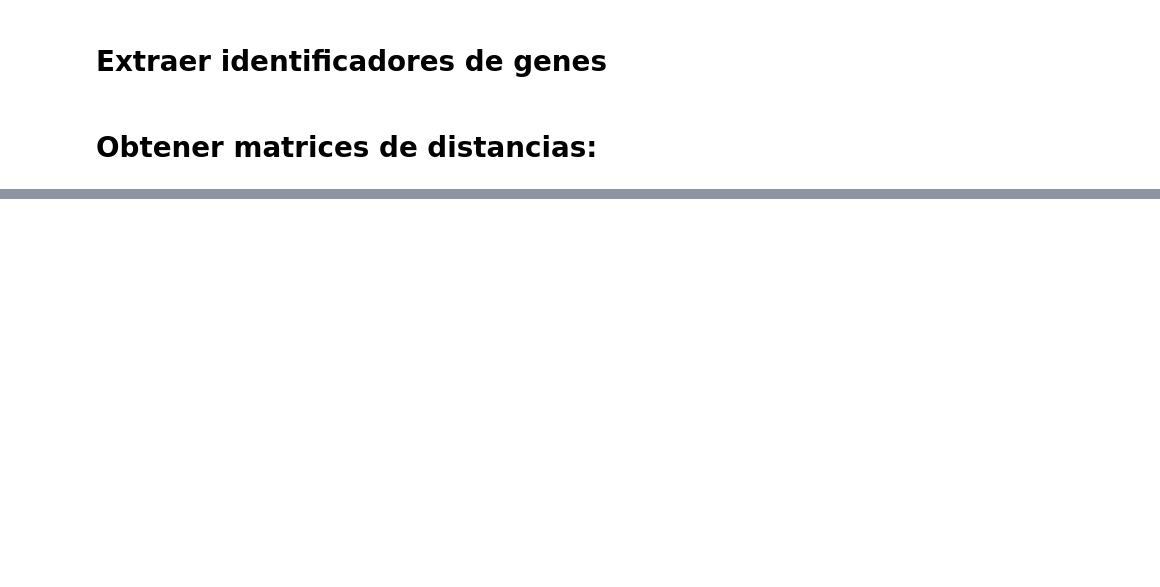
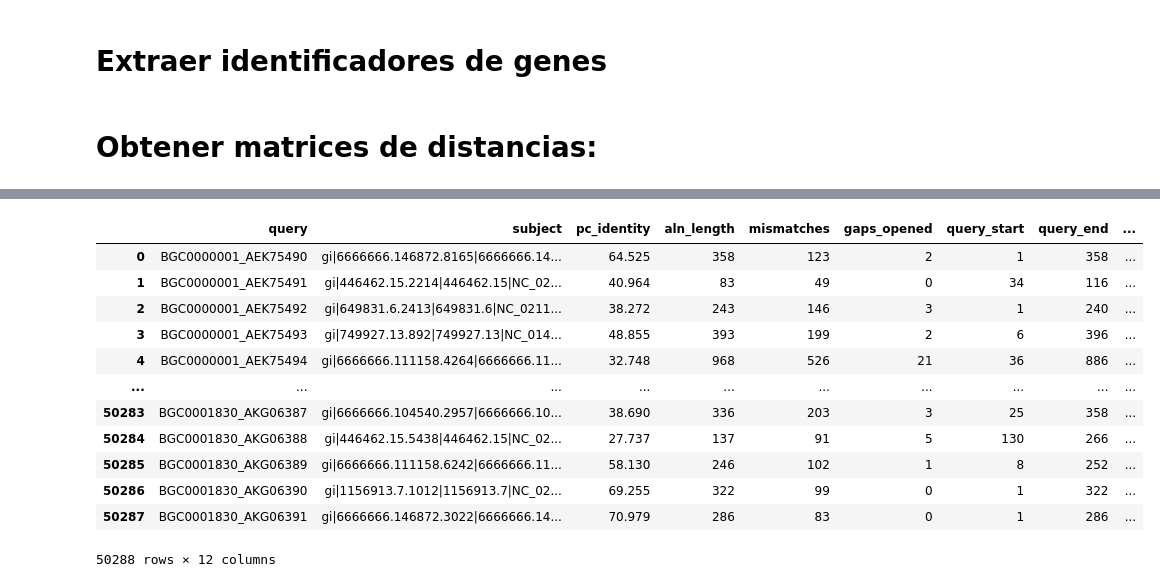
Before and after one commit to CsarMijangos/CsarPos, a Jupyter notebook: Jupyter_notebooks/Obtener_Exp_Fam.ipynb, the cells around one changed output, grey strips where cells are left out. Saved outputs shown, nothing was run; the diff lists cells and outputs as text; code cells hidden in the pictures; blank space fills up the shorter version.

Commit message:
se Agregó un nuevo notebook (Versión 2) así como el blast NPvsLos17.blast

```diff
--- a/Jupyter_notebooks/Obtener_Exp_Fam.ipynb
+++ b/Jupyter_notebooks/Obtener_Exp_Fam.ipynb
@@ -41,8 +41,8 @@ df3_2 = pd.read_csv("/home/csar/Proyectos/Posdoc/Proyecto_pos/CsarPos/blast_ExpF
            'query_start', 'query_end', 'subject_start', 'subject_end',
            'e_value', 'bitscore'], engine = 'python')
 ##Dataframe conel blast: MIBig vs GenomeDB:
-#df4 = pd.read_csv("/home/csar/Proyectos/Posdoc/Proyecto_pos/CsarPos/blast_NP_vs_GenomeDB/NPvsGenomes.blast",sep = "\t", names = ['query', 'subject',
-#           'pc_identity', 'aln_length', 'mismatches', 'gaps_opened',
-#           'query_start', 'query_end', 'subject_start', 'subject_end',
-#           'e_value', 'bitscore'], engine = 'python')
+df4 = pd.read_csv("/home/csar/Proyectos/Posdoc/Proyecto_pos/CsarPos/blast_NP_vs_GenomeDB/NPvsLos17.blast",sep = "\t", names = ['query', 'subject',
+           'pc_identity', 'aln_length', 'mismatches', 'gaps_opened',
+           'query_start', 'query_end', 'subject_start', 'subject_end',
+           'e_value', 'bitscore'], engine = 'python')
 # %%
@@ -303,0 +400,16 @@ df3_1["subject"].value_counts()
+# %%
+df4
+# %% [output]
+|  | query | subject | pc_identity | aln_length | mismatches | gaps_opened | query_start | query_end | ... |
+| 0 | BGC0000001_AEK75490 | gi|6666666.146872.8165|6666666.14... | 64.525 | 358 | 123 | 2 | 1 | 358 | ... |
+| 1 | BGC0000001_AEK75491 | gi|446462.15.2214|446462.15|NC_02... | 40.964 | 83 | 49 | 0 | 34 | 116 | ... |
+| 2 | BGC0000001_AEK75492 | gi|649831.6.2413|649831.6|NC_0211... | 38.272 | 243 | 146 | 3 | 1 | 240 | ... |
+| 3 | BGC0000001_AEK75493 | gi|749927.13.892|749927.13|NC_014... | 48.855 | 393 | 199 | 2 | 6 | 396 | ... |
+| 4 | BGC0000001_AEK75494 | gi|6666666.111158.4264|6666666.11... | 32.748 | 968 | 526 | 21 | 36 | 886 | ... |
+| ... | ... | ... | ... | ... | ... | ... | ... | ... | ... |
+| 50283 | BGC0001830_AKG06387 | gi|6666666.104540.2957|6666666.10... | 38.690 | 336 | 203 | 3 | 25 | 358 | ... |
+| 50284 | BGC0001830_AKG06388 | gi|446462.15.5438|446462.15|NC_02... | 27.737 | 137 | 91 | 5 | 130 | 266 | ... |
+| 50285 | BGC0001830_AKG06389 | gi|6666666.111158.6242|6666666.11... | 58.130 | 246 | 102 | 1 | 8 | 252 | ... |
+| 50286 | BGC0001830_AKG06390 | gi|1156913.7.1012|1156913.7|NC_02... | 69.255 | 322 | 99 | 0 | 1 | 322 | ... |
+| 50287 | BGC0001830_AKG06391 | gi|6666666.146872.3022|6666666.14... | 70.979 | 286 | 83 | 0 | 1 | 286 | ... |
+50288 rows × 12 columns
```
Also changed, not shown: parts of 17 cells of this notebook, 2 other files.
